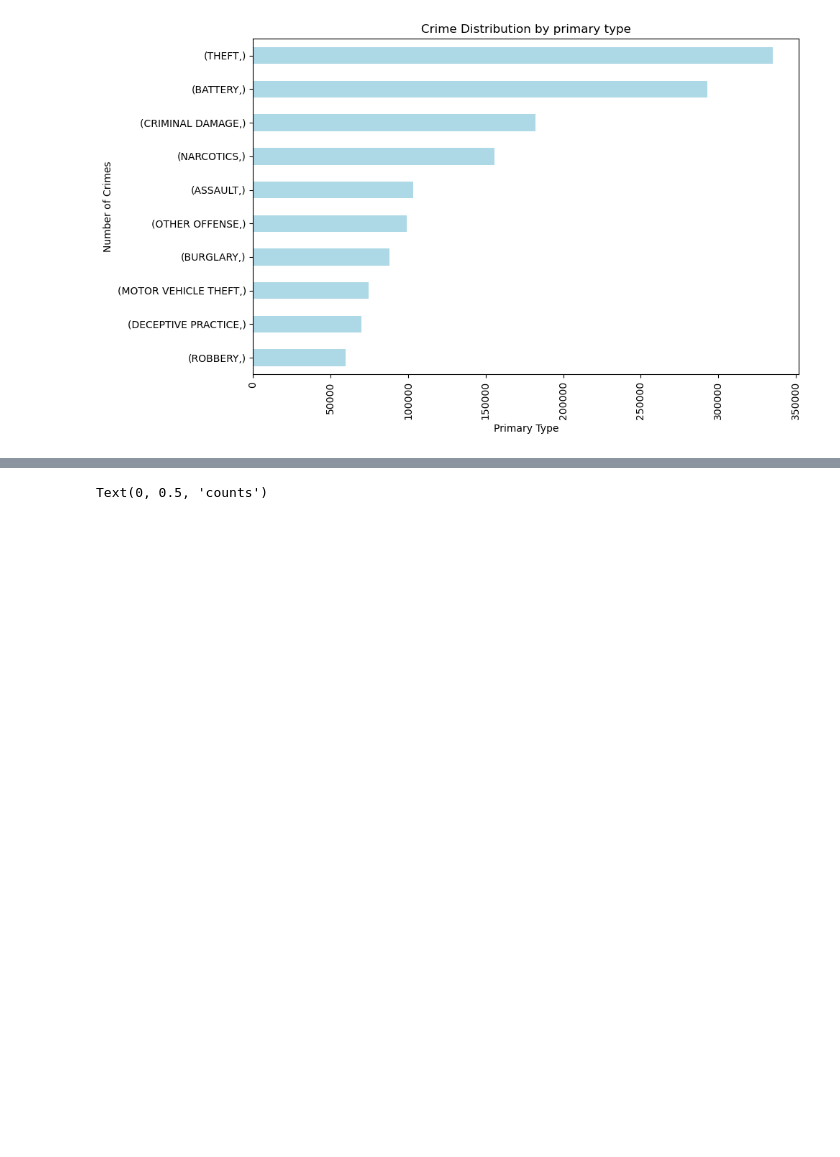
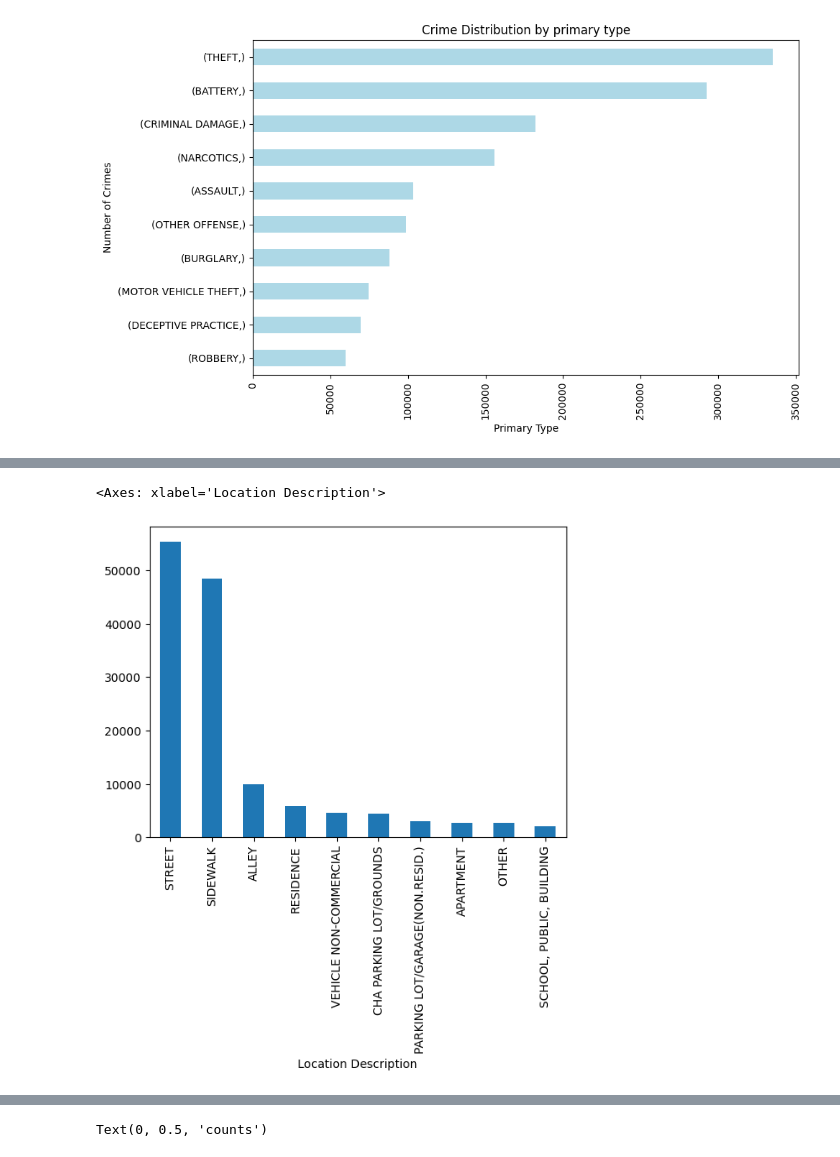
Before and after one commit to RidhooCodes/Chicago-crime-EDA, a Jupyter notebook: Circle 18 Chicago project.ipynb, the cells around one changed output, grey strips where cells are left out. Cells and saved outputs as stored; diff of their text form; code cells hidden in the pictures; blank space fills up the shorter version.

```diff
--- a/Circle 18 Chicago project.ipynb
+++ b/Circle 18 Chicago project.ipynb
@@ -206,0 +251,6 @@ plt.show()
+# %%
+# frequency distribution for the 10 most frequent locations for narcotics arrest
+chicago_df1[chicago_df1['Primary Type'] == 'NARCOTICS']['Location Description'].value_counts()[:10].plot.bar()
+# %% [output]
+<Axes: xlabel='Location Description'>
+[figure, added]
```
Also changed, not shown: parts of 18 cells of this notebook.
